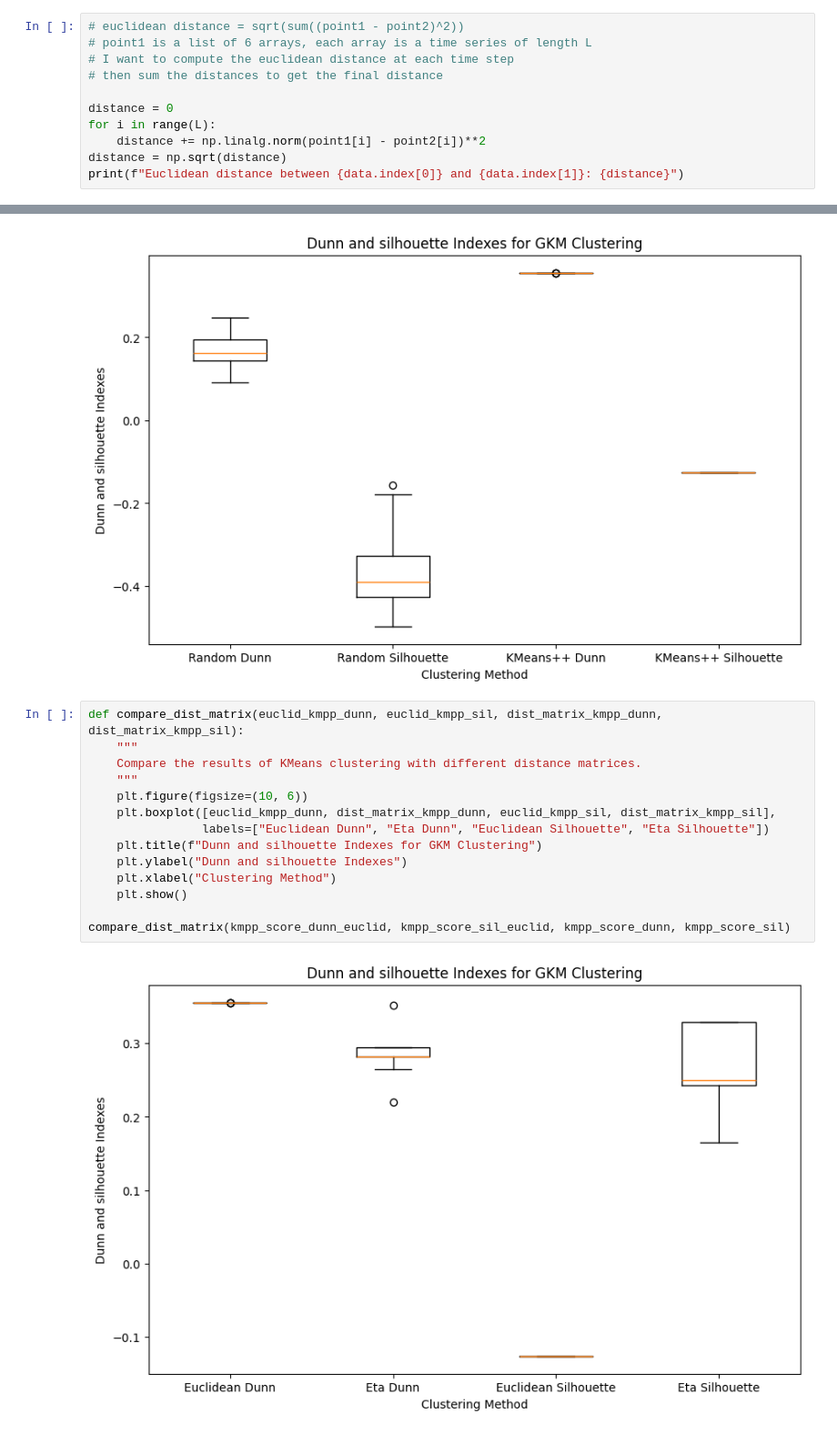
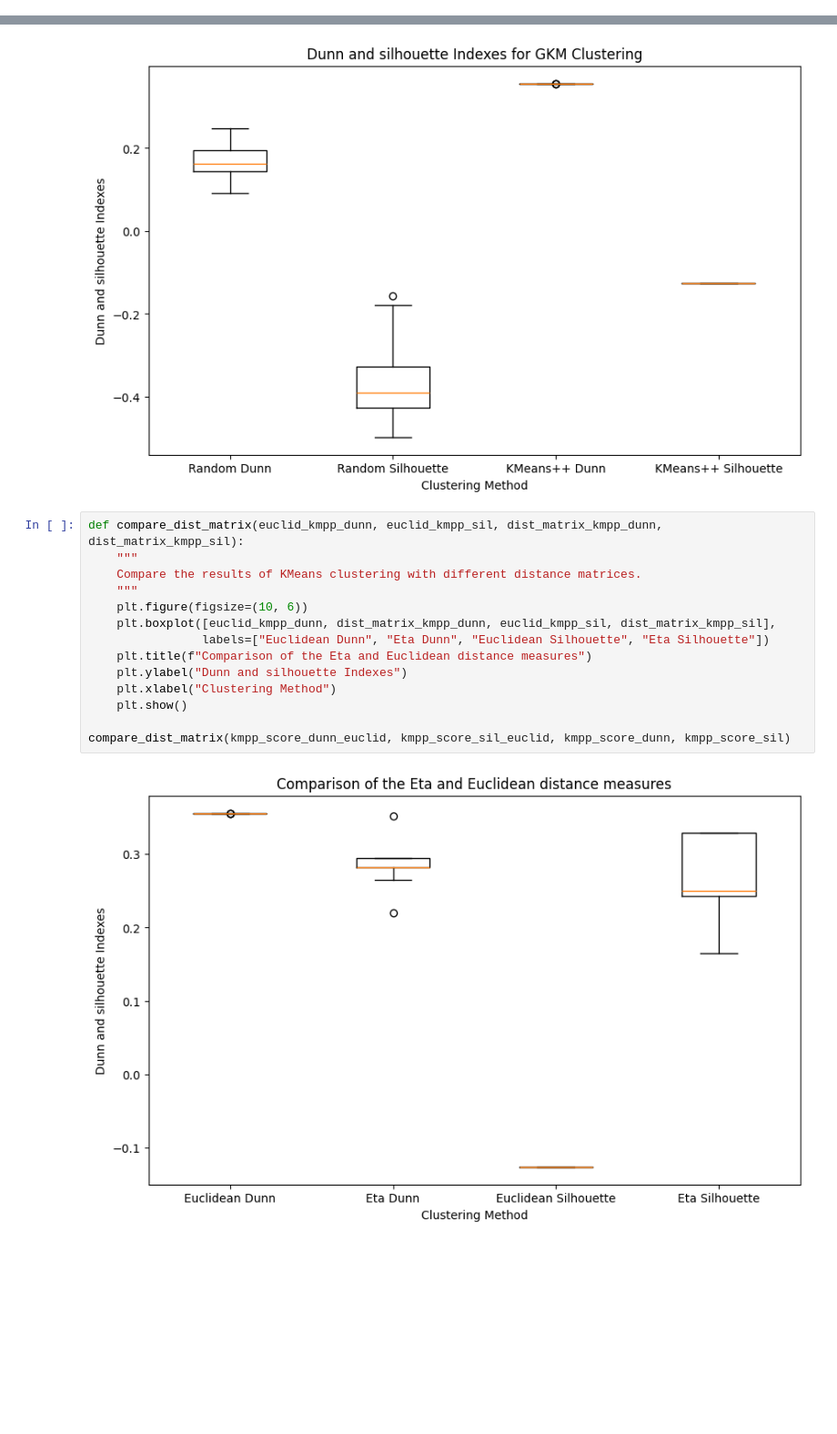
Before and after one commit to R4phou/ulb-master-thesis, a Jupyter notebook: code/src/gkm_opti.ipynb, the cells around one changed output, grey strips where cells are left out. Shown at 91% size. Cells and saved outputs as stored; diff of their text form; blank space fills up the shorter version.

```diff
--- a/code/src/gkm_opti.ipynb
+++ b/code/src/gkm_opti.ipynb
@@ -160,11 +112,0 @@ point1: [array([31.73019721, 32.10637   , 32.64371697, 32.69727906, 32.82157955,
-# %%
-# euclidean distance = sqrt(sum((point1 - point2)^2))
-# point1 is a list of 6 arrays, each array is a time series of length L
-# I want to compute the euclidean distance at each time step
-# then sum the distances to get the final distance
-
-distance = 0
-for i in range(L):
-    distance += np.linalg.norm(point1[i] - point2[i])**2
-distance = np.sqrt(distance)
-print(f"Euclidean distance between {data.index[0]} and {data.index[1]}: {distance}")
@@ -203,16 +143,16 @@ plot_scores(random_score_dunn_euclid, random_score_sil_euclid, kmpp_score_dunn_e
 # %%
 def compare_dist_matrix(euclid_kmpp_dunn, euclid_kmpp_sil, dist_matrix_kmpp_dunn, dist_matrix_kmpp_sil):
     """
     Compare the results of KMeans clustering with different distance matrices.
     """
     plt.figure(figsize=(10, 6))
     plt.boxplot([euclid_kmpp_dunn, dist_matrix_kmpp_dunn, euclid_kmpp_sil, dist_matrix_kmpp_sil],
                 labels=["Euclidean Dunn", "Eta Dunn", "Euclidean Silhouette", "Eta Silhouette"])
-    plt.title(f"Dunn and silhouette Indexes for GKM Clustering")
+    plt.title(f"Comparison of the Eta and Euclidean distance measures")
     plt.ylabel("Dunn and silhouette Indexes")
     plt.xlabel("Clustering Method")
     plt.show()
 
 compare_dist_matrix(kmpp_score_dunn_euclid, kmpp_score_sil_euclid, kmpp_score_dunn, kmpp_score_sil)
 # %% [output]
-[figure, old version]
+[figure, new version]
```
Also changed, not shown: parts of 8 cells of this notebook, 1 other file.
